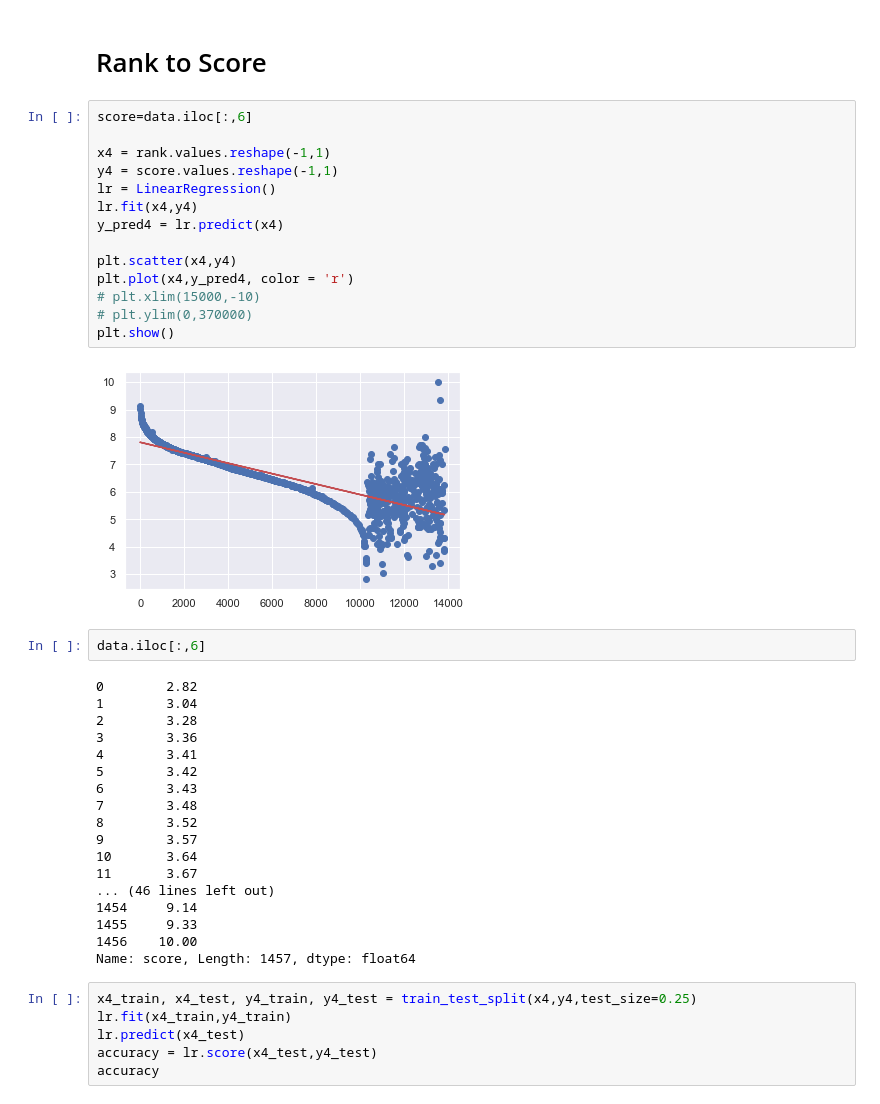
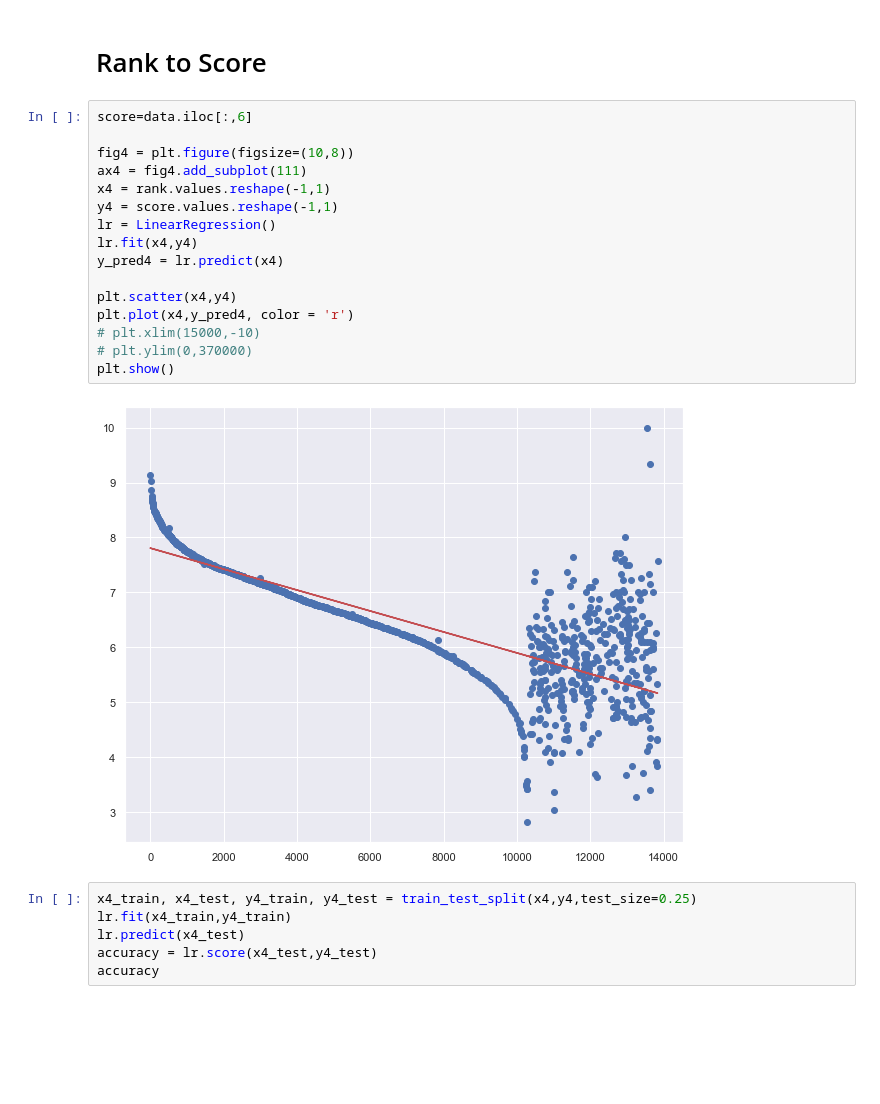
Before and after one commit to sdman135/Anime_Score_Predictor---Project-3, a Jupyter notebook: Sam's Project 3.ipynb, the cells around one changed output. Saved outputs shown, nothing was run; the diff lists cells and outputs as text; blank space fills up the shorter version.

```diff
--- a/Sam's Project 3.ipynb
+++ b/Sam's Project 3.ipynb
@@ -287,39 +297,21 @@ accuracy
 # %%
 score=data.iloc[:,6]
 
+fig4 = plt.figure(figsize=(10,8))
+ax4 = fig4.add_subplot(111)
 x4 = rank.values.reshape(-1,1)
 y4 = score.values.reshape(-1,1)
 lr = LinearRegression()
 lr.fit(x4,y4)
 y_pred4 = lr.predict(x4)
 
 plt.scatter(x4,y4)
 plt.plot(x4,y_pred4, color = 'r')
 # plt.xlim(15000,-10)
 # plt.ylim(0,370000)
 plt.show()
 # %% [output]
-[figure, old version]
+[figure, new version]
-# %%
-data.iloc[:,6]
-# %% [output]
-0        2.82
-1        3.04
-2        3.28
-3        3.36
-4        3.41
-5        3.42
-6        3.43
-7        3.48
-8        3.52
-9        3.57
-10       3.64
-11       3.67
-... (46 lines left out)
-1454     9.14
-1455     9.33
-1456    10.00
-Name: score, Length: 1457, dtype: float64
 # %%
 x4_train, x4_test, y4_train, y4_test = train_test_split(x4,y4,test_size=0.25)
 lr.fit(x4_train,y4_train)
```
Also changed, not shown: parts of 17 cells of this notebook.
